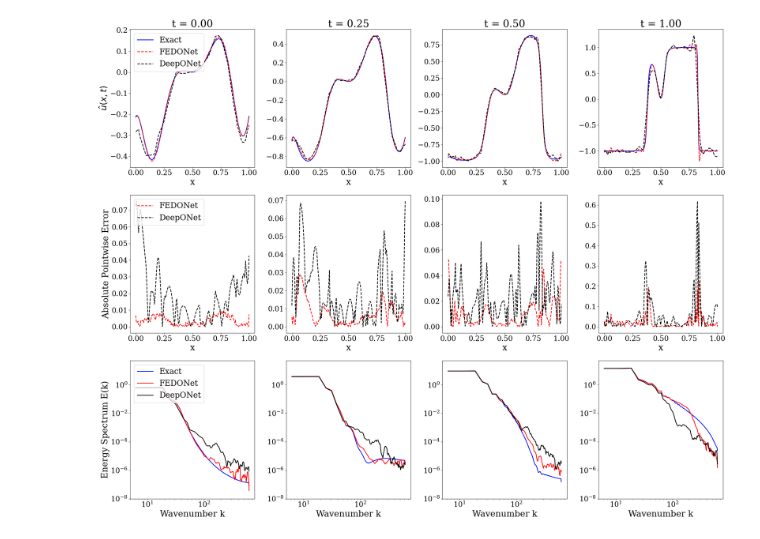
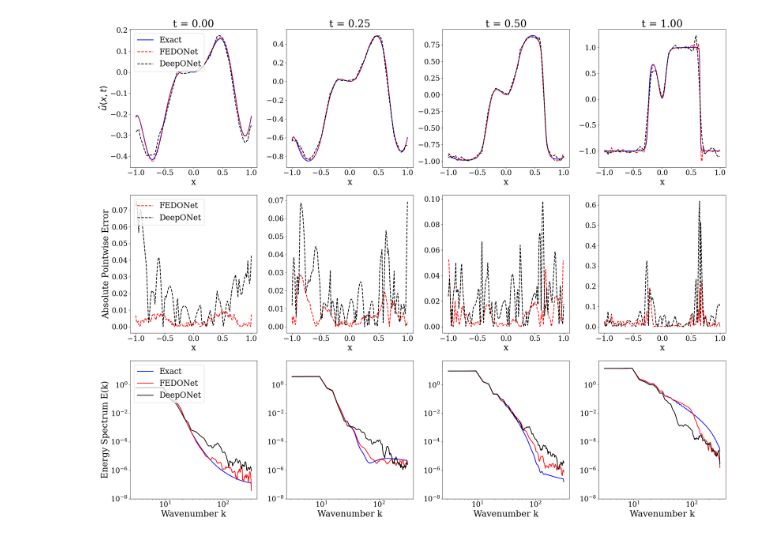
Before and after one commit to as26101999/Fourier-Embedded-DeepONets, a Jupyter notebook: Allen-Cahn/noise_testing_AC.ipynb, the cells around one changed output. Cells and saved outputs as stored; diff of their text form; code cells hidden in the pictures.

```diff
--- a/Allen-Cahn/noise_testing_AC.ipynb
+++ b/Allen-Cahn/noise_testing_AC.ipynb
@@ -810,7 +810,7 @@ initial_condition_noisy[sample_idx] = X_sample_noisy
 full_solution = y_test
 
 # ---- Grid ----
-x = np.linspace(0, 1, true_sample.shape[0])
+x = np.linspace(-1, 1, true_sample.shape[0])
 t = np.linspace(0, 1, true_sample.shape[1])
 XX, TT = np.meshgrid(x, t, indexing='xy')
 
@@ -1032,7 +1032,7 @@ def ensure_nx_nt(arr, x_len):
         raise ValueError(f"Cannot infer x-dimension from shape {arr.shape} with x_len={x_len}")
 
 # ---- Spatial grid ----
-x = np.linspace(0, 1, X_test.shape[1])
+x = np.linspace(-1, 1, X_test.shape[1])
 
 # ---- Convert to (n_samples, nx, nt) ----
 full_solution = ensure_nx_nt(full_solution, len(x))
@@ -1113,31 +1113,31 @@ for i, t_idx in enumerate(time_indices):
 # Row 3: Energy spectra
 # ============================================================
 for i, t_idx in enumerate(time_indices):
     ax = axes[2, i]
 
     k_vals, E_vals = compute_energy_spectrum(
         full_solution[idx, :, t_idx].squeeze(), x
     )
     k_vals_van, E_vals_van = compute_energy_spectrum(
         outputs_van[idx, :, t_idx].squeeze(), x
     )
     k_vals_fed, E_vals_fed = compute_energy_spectrum(
         outputs_fed[idx, :, t_idx].squeeze(), x
     )
 
     ax.loglog(k_vals,     smooth_spectrum(E_vals),     'b-', label='Exact')
     ax.loglog(k_vals_fed, smooth_spectrum(E_vals_fed), 'r-', label='FEDONet')
     ax.loglog(k_vals_van, smooth_spectrum(E_vals_van), 'k-', label='DeepONet')
 
     ax.set_xlabel('Wavenumber k')
 
     if i == 0:
         ax.set_ylabel('Energy Spectrum E(k)')
 
     ax.set_ylim([1e-8, 50])
 
 axes[2, 0].legend(loc='upper left')
 plt.tight_layout()
 plt.show()
 # %% [output]
-[figure, old version]
+[figure, new version]
```
Also changed, not shown: parts of 3 cells of this notebook.
